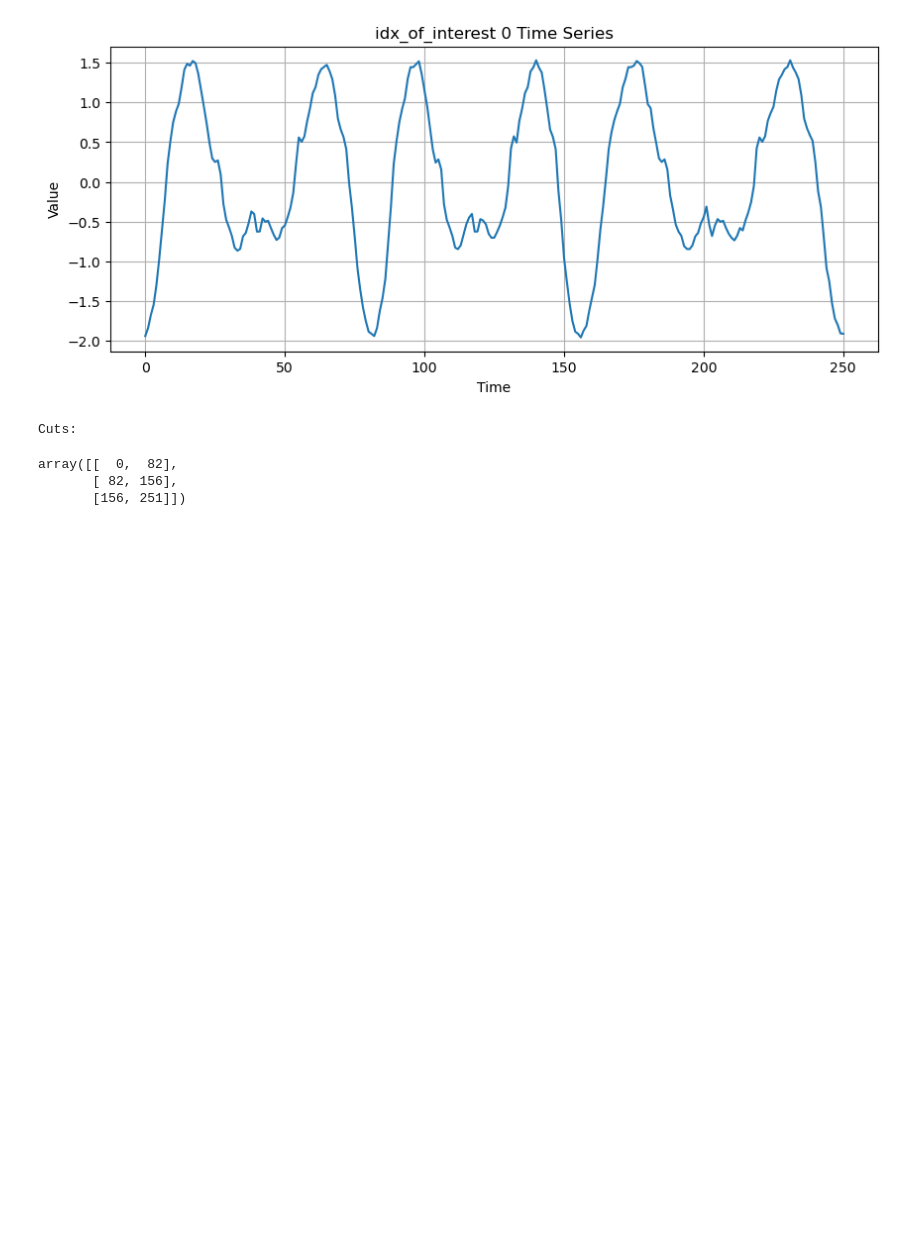
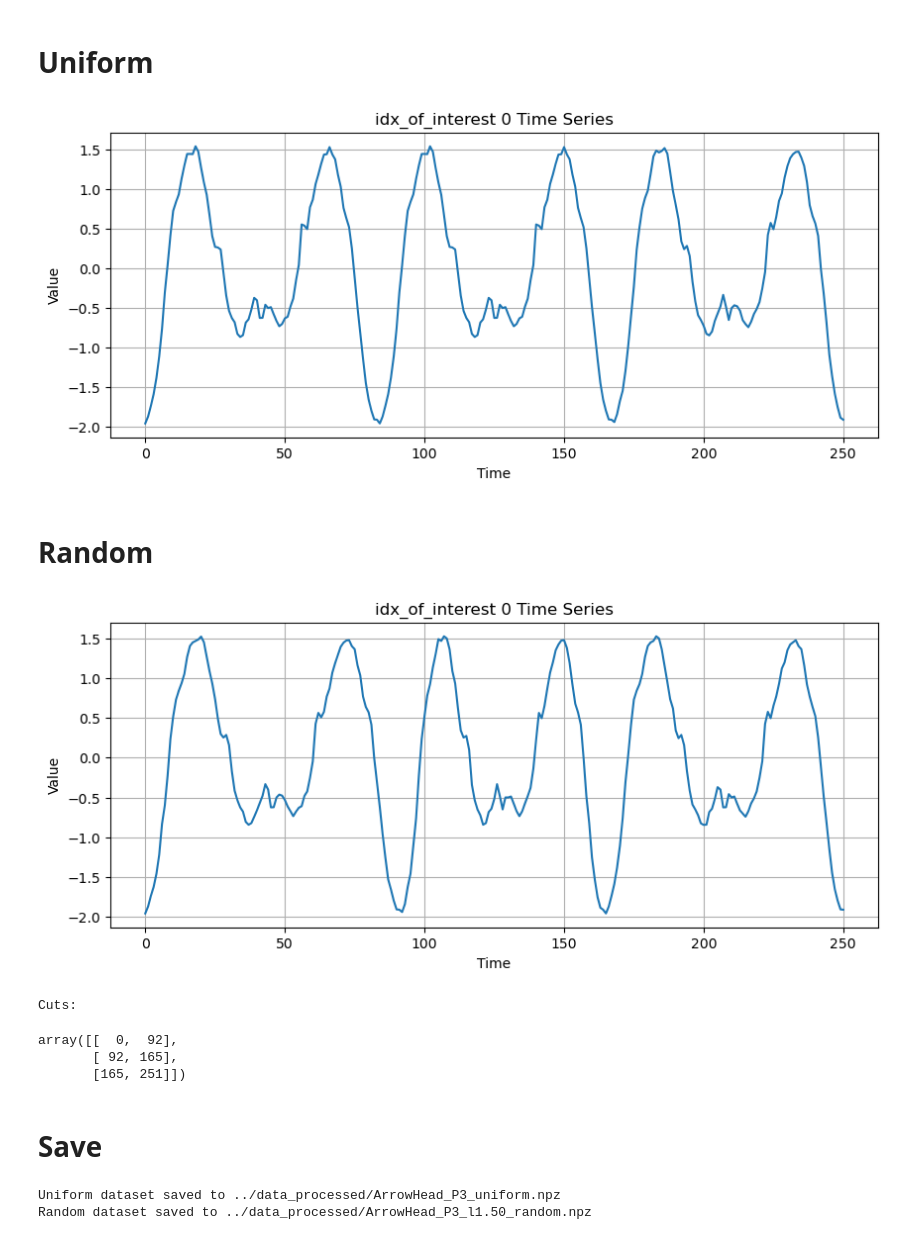
Before and after one commit to colemanyu/k-scaling-factor-dtw, a Jupyter notebook: code/05_data_preparation.ipynb, the cells around one changed output. Cells and saved outputs as stored; diff of their text form; code cells hidden in the pictures; blank space fills up the shorter version.

Commit message:
Polish data generation

```diff
--- a/code/05_data_preparation.ipynb
+++ b/code/05_data_preparation.ipynb
@@ -109,3 +110,5 @@ X_test_trans_uniform = transform_dataset_uniform(X_test, P)
 
 X_train_trans_random = transform_dataset_random(X_train, P, l=l)
 X_test_trans_random = transform_dataset_random(X_test, P, l=l)
+# %% [markdown]
+# Uniform
@@ -112,6 +117,16 @@ X_test_trans_random = transform_dataset_random(X_test, P, l=l)
+# %%
+plt.figure(figsize=(10, 4))
+plt.plot(X_train_trans_uniform[0][idx_of_interest])
+plt.title(f"idx_of_interest {idx_of_interest} Time Series")
+plt.xlabel("Time")
+plt.ylabel("Value")
+plt.grid(True)
+plt.show()
+# %% [output]
+[figure, added]
+# %% [markdown]
+# Random
 # %%
-# Look at the time series after transformation
-idx_of_interest = 0  # Change this index to view different time series
 plt.figure(figsize=(10, 4))
 plt.plot(X_train_trans_random[0][idx_of_interest])
 plt.title(f"idx_of_interest {idx_of_interest} Time Series")
@@ -123,38 +138,43 @@ plt.show()
 print("Cuts:")
 X_train_trans_random[1][idx_of_interest]
 # %% [output]
-[figure, old version]
+[figure, new version]
 Cuts:
-array([[  0,  82],
-       [ 82, 156],
-       [156, 251]])
+array([[  0,  92],
+       [ 92, 165],
+       [165, 251]])
+# %% [markdown]
+# Save
 # %%
-# save_dir = "../data_processed/"
-# file_name = f"{dataset_name}_P{P}_uniform.npz"
-# os.makedirs(save_dir, exist_ok=True)
-# np.savez_compressed(
-#     os.path.join(save_dir, file_name),
-#     X_train_trans_uniform_concatenated=X_train_trans_uniform[0],
-#     X_train_trans_uniform_cutting_points=X_train_trans_uniform[1],
-#     y_train=y_train,
-#     X_test_trans_uniform_concatenated=X_test_trans_uniform[0],
-#     X_test_cutting_points=X_test_trans_uniform[1],
-#     y_test=y_test,
-# )
-# print(f"Uniform dataset saved to {os.path.join(save_dir, file_name)}")
+save_dir = "../data_processed/"
+file_name = f"{dataset_name}_P{P}_uniform.npz"
+os.makedirs(save_dir, exist_ok=True)
+np.savez_compressed(
+    os.path.join(save_dir, file_name),
+    X_train_trans_uniform_concatenated=X_train_trans_uniform[0],
+    X_train_trans_uniform_cutting_points=X_train_trans_uniform[1],
+    y_train=y_train,
+    X_test_trans_uniform_concatenated=X_test_trans_uniform[0],
+    X_test_cutting_points=X_test_trans_uniform[1],
+    y_test=y_test,
+)
+print(f"Uniform dataset saved to {os.path.join(save_dir, file_name)}")
 
-# file_name = f"{dataset_name}_P{P}_l{l:.2f}_random.npz"
-# os.makedirs(save_dir, exist_ok=True)
-# np.savez_compressed(
-#     os.path.join(save_dir, file_name),
-#     X_train_trans_random_concatenated=X_train_trans_random[0],
-#     X_train_trans_random_cutting_points=X_train_trans_random[1],
-#     y_train=y_train,
-#     X_test_trans_random_concatenated=X_test_trans_random[0],
-#     X_test_trans_random_cutting_points=X_test_trans_random[1],
-#     y_test=y_test,
-# )
-# print(f"Random dataset saved to {os.path.join(save_dir, file_name)}")
+file_name = f"{dataset_name}_P{P}_l{l:.2f}_random.npz"
+os.makedirs(save_dir, exist_ok=True)
+np.savez_compressed(
+    os.path.join(save_dir, file_name),
+    X_train_trans_random_concatenated=X_train_trans_random[0],
+    X_train_trans_random_cutting_points=X_train_trans_random[1],
+    y_train=y_train,
+    X_test_trans_random_concatenated=X_test_trans_random[0],
+    X_test_trans_random_cutting_points=X_test_trans_random[1],
+    y_test=y_test,
+)
+print(f"Random dataset saved to {os.path.join(save_dir, file_name)}")
+# %% [output]
+Uniform dataset saved to ../data_processed/ArrowHead_P3_uniform.npz
+Random dataset saved to ../data_processed/ArrowHead_P3_l1.50_random.npz
 # %%
 import datetime
 
```
Also changed, not shown: parts of 4 cells of this notebook.
